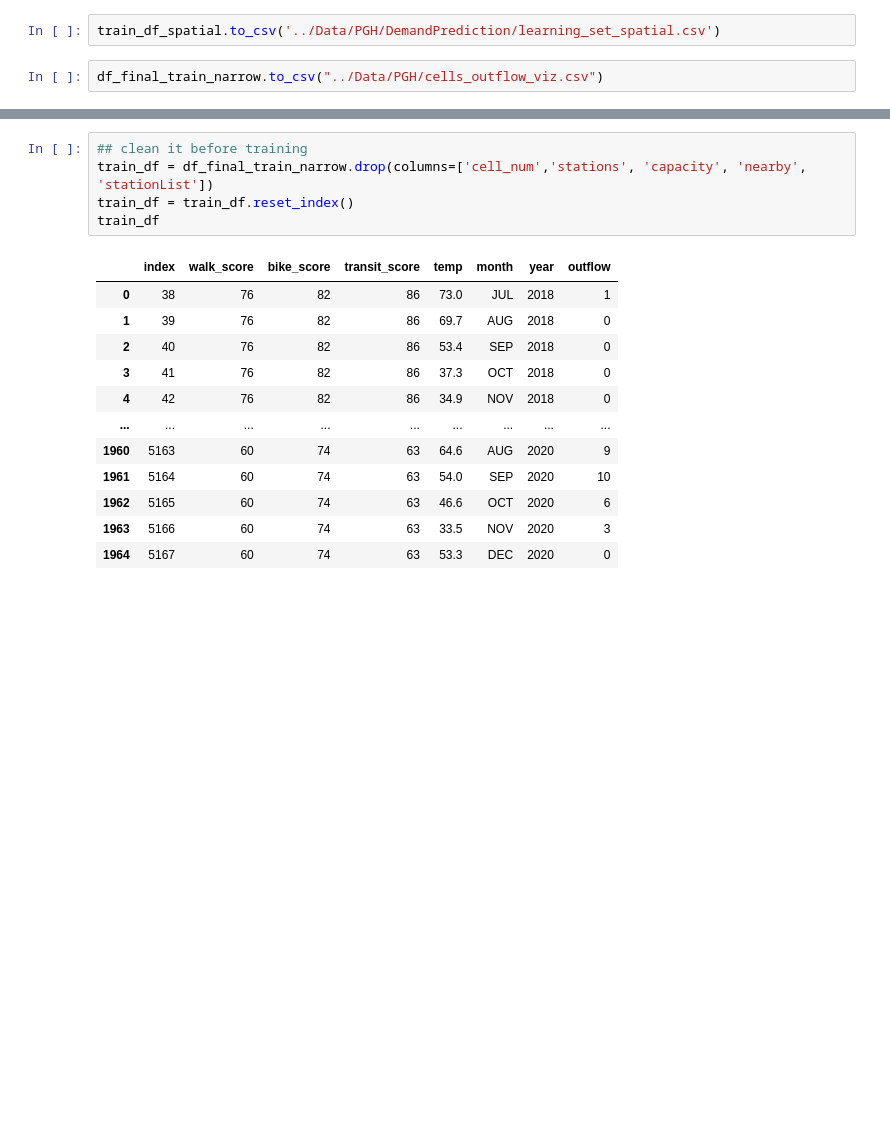
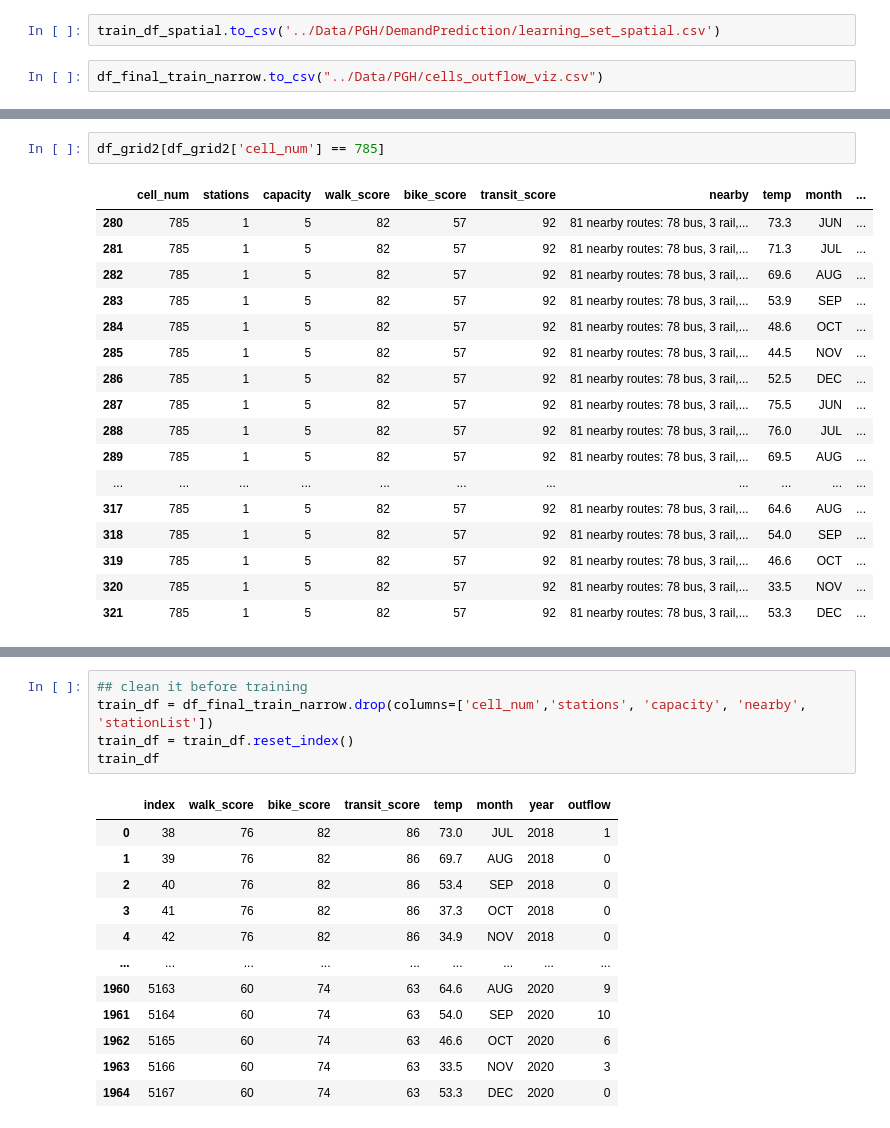
Before and after one commit to katelyn98/HealthyRide-Mapping, a Jupyter notebook: Notebooks/PGH ML DataSet.ipynb, the cells around one changed output, grey strips where cells are left out. Cells and saved outputs as stored; diff of their text form; blank space fills up the shorter version.

```diff
--- a/Notebooks/PGH ML DataSet.ipynb
+++ b/Notebooks/PGH ML DataSet.ipynb
@@ -772,0 +1016,20 @@ df_final_train_narrow.to_csv("../Data/PGH/cells_outflow_viz.csv")
+# %%
+df_grid2[df_grid2['cell_num'] == 785]
+# %% [output]
+|  | cell_num | stations | capacity | walk_score | bike_score | transit_score | nearby | temp | month | ... |
+| 280 | 785 | 1 | 5 | 82 | 57 | 92 | 81 nearby routes: 78 bus, 3 rail,... | 73.3 | JUN | ... |
+| 281 | 785 | 1 | 5 | 82 | 57 | 92 | 81 nearby routes: 78 bus, 3 rail,... | 71.3 | JUL | ... |
+| 282 | 785 | 1 | 5 | 82 | 57 | 92 | 81 nearby routes: 78 bus, 3 rail,... | 69.6 | AUG | ... |
+| 283 | 785 | 1 | 5 | 82 | 57 | 92 | 81 nearby routes: 78 bus, 3 rail,... | 53.9 | SEP | ... |
+| 284 | 785 | 1 | 5 | 82 | 57 | 92 | 81 nearby routes: 78 bus, 3 rail,... | 48.6 | OCT | ... |
+| 285 | 785 | 1 | 5 | 82 | 57 | 92 | 81 nearby routes: 78 bus, 3 rail,... | 44.5 | NOV | ... |
+| 286 | 785 | 1 | 5 | 82 | 57 | 92 | 81 nearby routes: 78 bus, 3 rail,... | 52.5 | DEC | ... |
+| 287 | 785 | 1 | 5 | 82 | 57 | 92 | 81 nearby routes: 78 bus, 3 rail,... | 75.5 | JUN | ... |
+| 288 | 785 | 1 | 5 | 82 | 57 | 92 | 81 nearby routes: 78 bus, 3 rail,... | 76.0 | JUL | ... |
+| 289 | 785 | 1 | 5 | 82 | 57 | 92 | 81 nearby routes: 78 bus, 3 rail,... | 69.5 | AUG | ... |
+| ... | ... | ... | ... | ... | ... | ... | ... | ... | ... | ... |
+| 317 | 785 | 1 | 5 | 82 | 57 | 92 | 81 nearby routes: 78 bus, 3 rail,... | 64.6 | AUG | ... |
+| 318 | 785 | 1 | 5 | 82 | 57 | 92 | 81 nearby routes: 78 bus, 3 rail,... | 54.0 | SEP | ... |
+| 319 | 785 | 1 | 5 | 82 | 57 | 92 | 81 nearby routes: 78 bus, 3 rail,... | 46.6 | OCT | ... |
+| 320 | 785 | 1 | 5 | 82 | 57 | 92 | 81 nearby routes: 78 bus, 3 rail,... | 33.5 | NOV | ... |
+| 321 | 785 | 1 | 5 | 82 | 57 | 92 | 81 nearby routes: 78 bus, 3 rail,... | 53.3 | DEC | ... |
```
Also changed, not shown: parts of 8 cells of this notebook, 3 other files.
